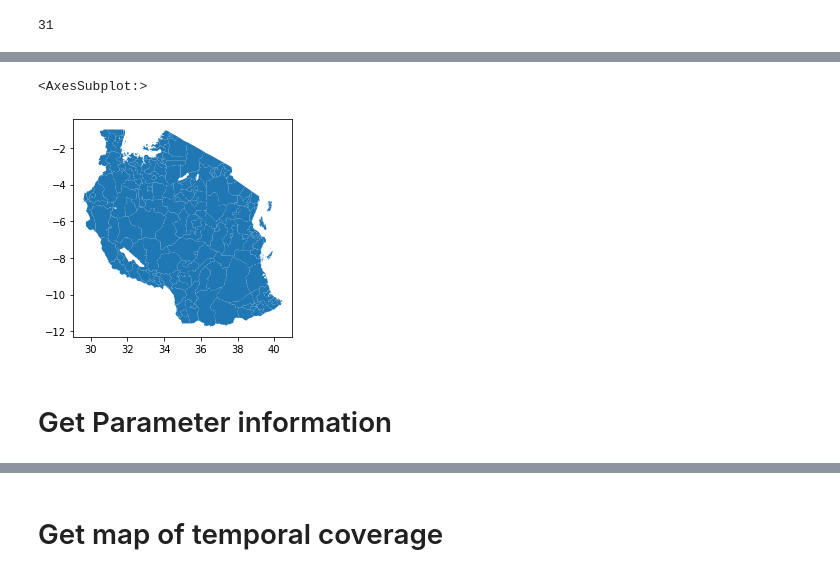
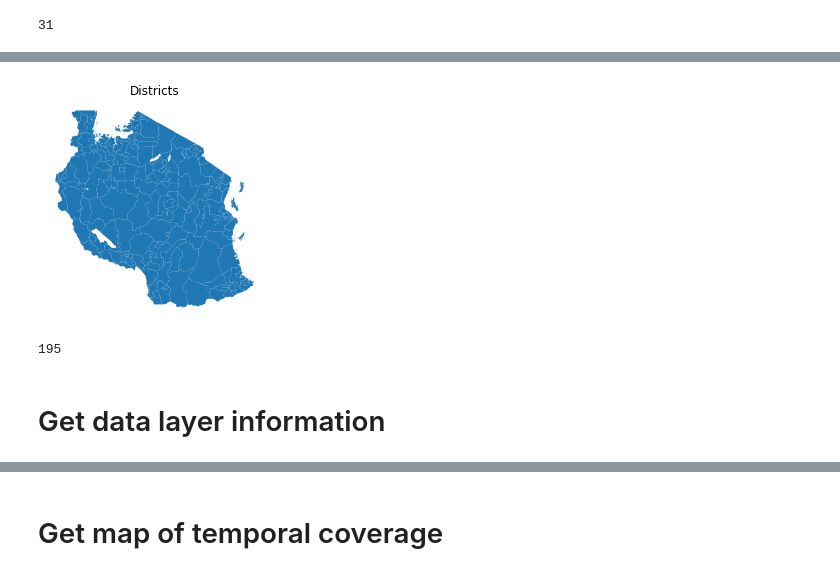
Before and after one commit to MARS-Group-HAW/esida-db, a Jupyter notebook: notebooks/ESIDA DB Data Quality.ipynb, the cells around one changed output, grey strips where cells are left out. Saved outputs shown, nothing was run; the diff lists cells and outputs as text; code cells hidden in the pictures.

```diff
--- a/notebooks/ESIDA DB Data Quality.ipynb
+++ b/notebooks/ESIDA DB Data Quality.ipynb
@@ -65,11 +70,17 @@ if q['wkt']:
     districts_gdf = districts_gdf.drop(columns=['wkt'])
 # %%
 districts = dict(zip(districts_gdf.id, districts_gdf.name))
-# %%
-districts_gdf.plot()
-# %% [output]
-<AxesSubplot:>
-[figure, removed]
+# %%
+districts_gdf.plot()
+plt.title('Districts')
+plt.axis('off')
+plt.show()
+# %% [output]
+[figure, added]
+# %%
+len(districts_gdf)
+# %% [output]
+195
 # %% [markdown]
-# Get Parameter information
+# Get data layer information
 # %%
```
Also changed, not shown: parts of 18 cells of this notebook, 1 other file.
